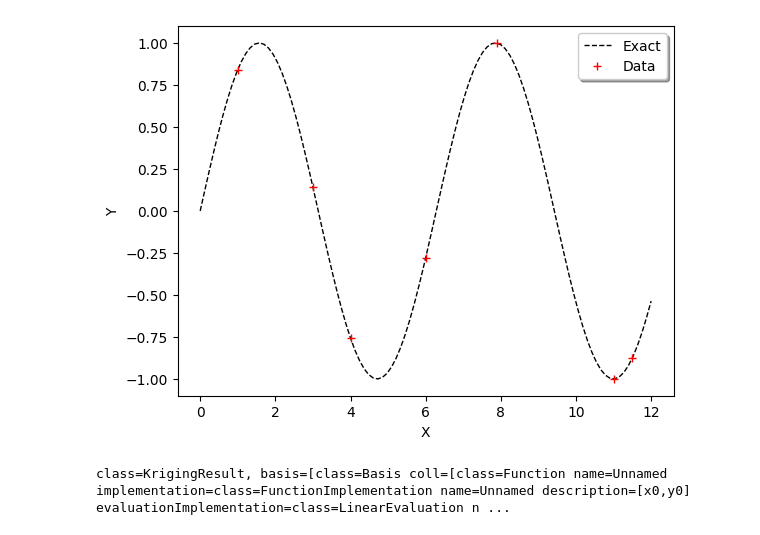
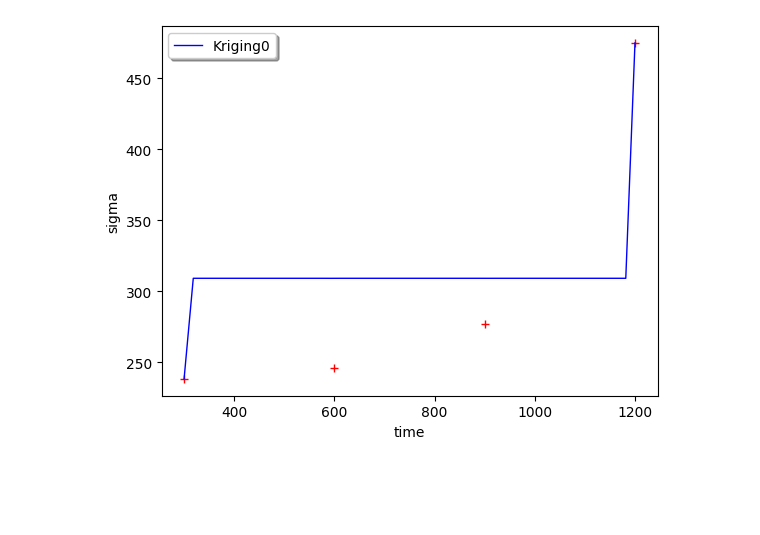
Before and after one commit to NicolasMatte/OptimAero, a Jupyter notebook: krigeage.ipynb, the cells around one changed output. Cells and saved outputs as stored; diff of their text form; code cells hidden in the pictures; blank space fills up the shorter version.

```diff
--- a/krigeage.ipynb
+++ b/krigeage.ipynb
@@ -105,0 +52,4 @@ Le code suivant ploat la fonction et son métamodèle.
+# %%
+n = len(df)
+X = df.time.to_numpy().reshape((n,1))
+Y = df.sigma.to_numpy().reshape((n,1))
@@ -118,24 +73,36 @@ def plot_data_test(x_test,y_test):
     graphF.setColor("black")
     graphF.setLineStyle("dashed")
     return graphF
-# %%
-graph = ot.Graph()
-graph.add(plot_data_test(x_test,y_test))
-graph.add(plot_data_train(x_train,y_train))
-graph.setAxes(True)
-graph.setXTitle("X")
-graph.setYTitle("Y")
-graph.setLegendPosition("topright")
-view = viewer.View(graph)
-# %% [output]
-[figure, removed]
+# %%
+def plot_data_kriging(x_test,y_test_MM):
+    '''Plots (x_test,y_test_MM) from the metamodel as a Curve, in blue'''
+    graphK = ot.Curve(x_test,y_test_MM)
+    #graphK.setColor("blue")
+    graphK.setLegend("Kriging" + c)
+    return graphK
 # %%
-dimension = 1
-basis = ot.ConstantBasisFactory(dimension).build()
-covarianceModel = ot.MaternModel([1.]*dimension, 1.5)
-algo = ot.KrigingAlgorithm(x_train, y_train, covarianceModel, basis)
-algo.run()
-krigingResult = algo.getResult()
-krigingResult
+def f(X,Y,X_train):
+    dimension = 1
+    basis = ot.ConstantBasisFactory(dimension).build()
+    covarianceModel = ot.MaternModel([1.]*dimension, 1.5)
+    algo = ot.KrigingAlgorithm(X, Y, covarianceModel, basis)
+    algo.run()
+    krigingResult = algo.getResult()
+
+    krigeageMM = krigingResult.getMetaModel()
+    Y_MM = krigeageMM(X_train)
+
+    graph = ot.Graph()
+    graph.add(plot_data_train(X,Y))
+    graph.add(plot_data_kriging(X_train,Y_MM))
+    graph.setAxes(True)
+    graph.setXTitle("time")
+    graph.setYTitle("sigma")
+    graph.setLegendPosition("topleft")
+    nom_image = "fig/graph_krig_group" + c + ".png"
+    view = viewer.View(graph)
+    plt.savefig(nom_image)
+
+f(X,Y,X_train)
 # %% [output]
-class=KrigingResult, basis=[class=Basis coll=[class=Function name=Unnamed implementation=class=FunctionImplementation name=Unnamed description=[x0,y0] evaluationImplementation=class=LinearEvaluation n ...
+[figure, added]
```
Also changed, not shown: parts of 62 cells of this notebook, 11 other files.
